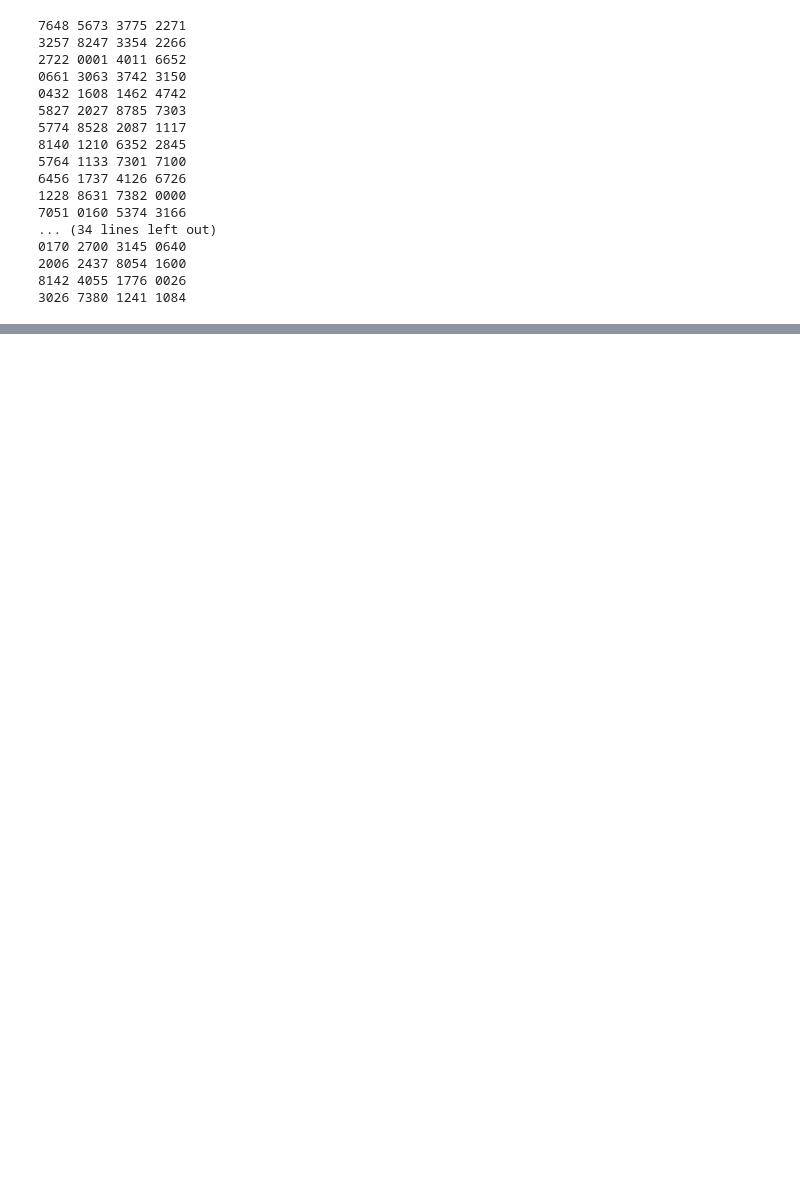
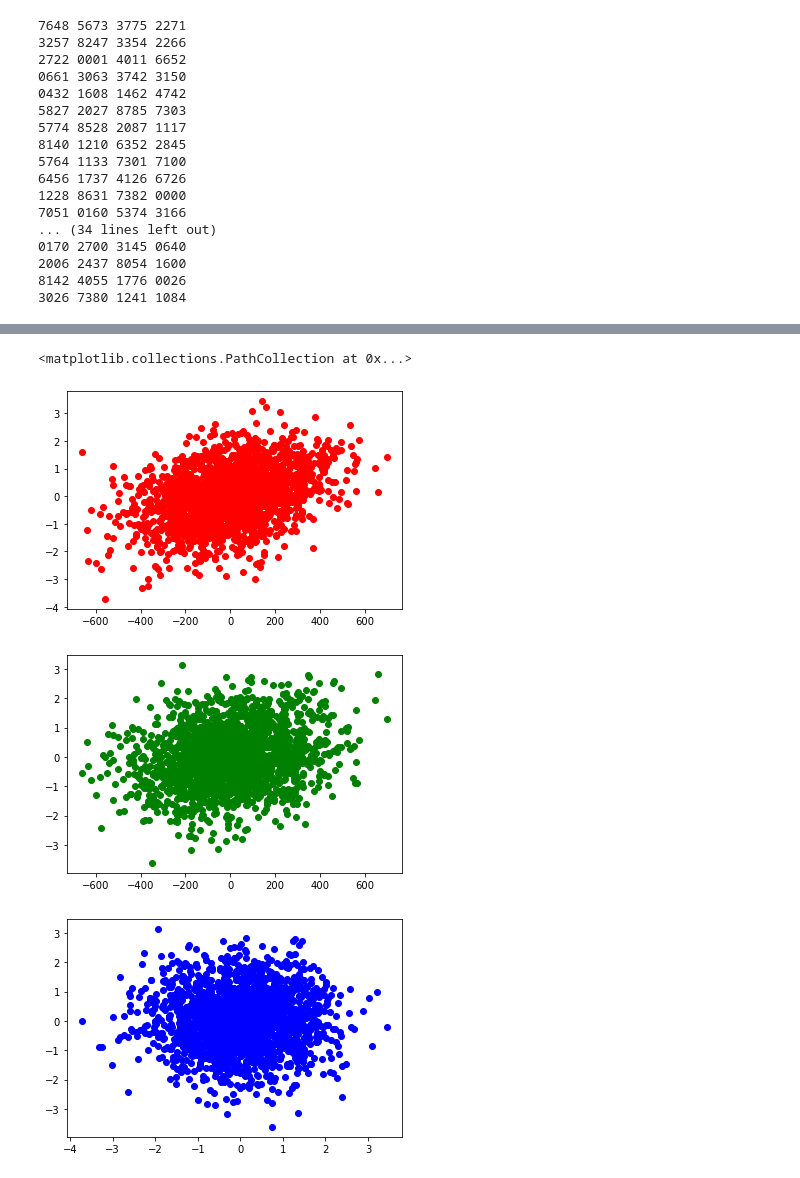
Before and after one commit to maxhoeth/LaboratoryOfComputationalPhysics_Y4, a Jupyter notebook: ex_04_maxhoeth.ipynb, the cells around one changed output, grey strips where cells are left out. Cells and saved outputs as stored; diff of their text form; code cells hidden in the pictures; blank space fills up the shorter version.

```diff
--- a/ex_04_maxhoeth.ipynb
+++ b/ex_04_maxhoeth.ipynb
@@ -113,0 +138,3 @@ ID,JobTitle,EmailAddress,FirstNameLastName,CreditCard,CreditCardType
+# %%
+new_data = 'https://www.dropbox.com/s/vkl89yce7xjdq4n/regression_generated.csv?dl=1'
+new_data = pd.read_csv(new_data)
@@ -113,0 +161,16 @@ ID,JobTitle,EmailAddress,FirstNameLastName,CreditCard,CreditCardType
+# %%
+f1 = pd.DataFrame(new_data, columns = ['label'])
+f2 = pd.DataFrame(new_data, columns = ['features_1'])
+f3 = pd.DataFrame(new_data, columns = ['features_2'])
+
+plt.figure(1)
+plt.scatter(f1, f2, color='r')
+plt.figure(2)
+plt.scatter(f1, f3, color='g')
+plt.figure(3)
+plt.scatter(f2, f3, color='b')
+# %% [output]
+<matplotlib.collections.PathCollection at 0x...>
+[figure, added]
+[figure, added]
+[figure, added]
```
Also changed, not shown: parts of 15 cells of this notebook.
